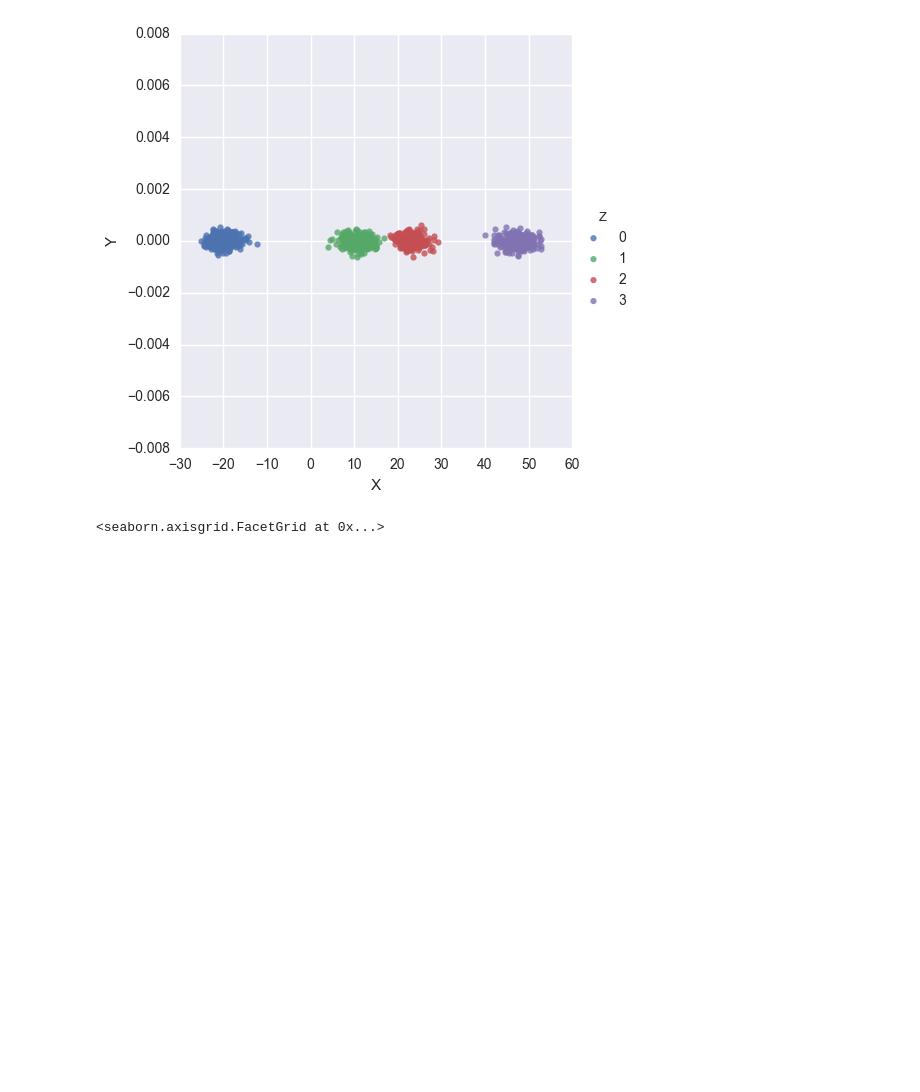
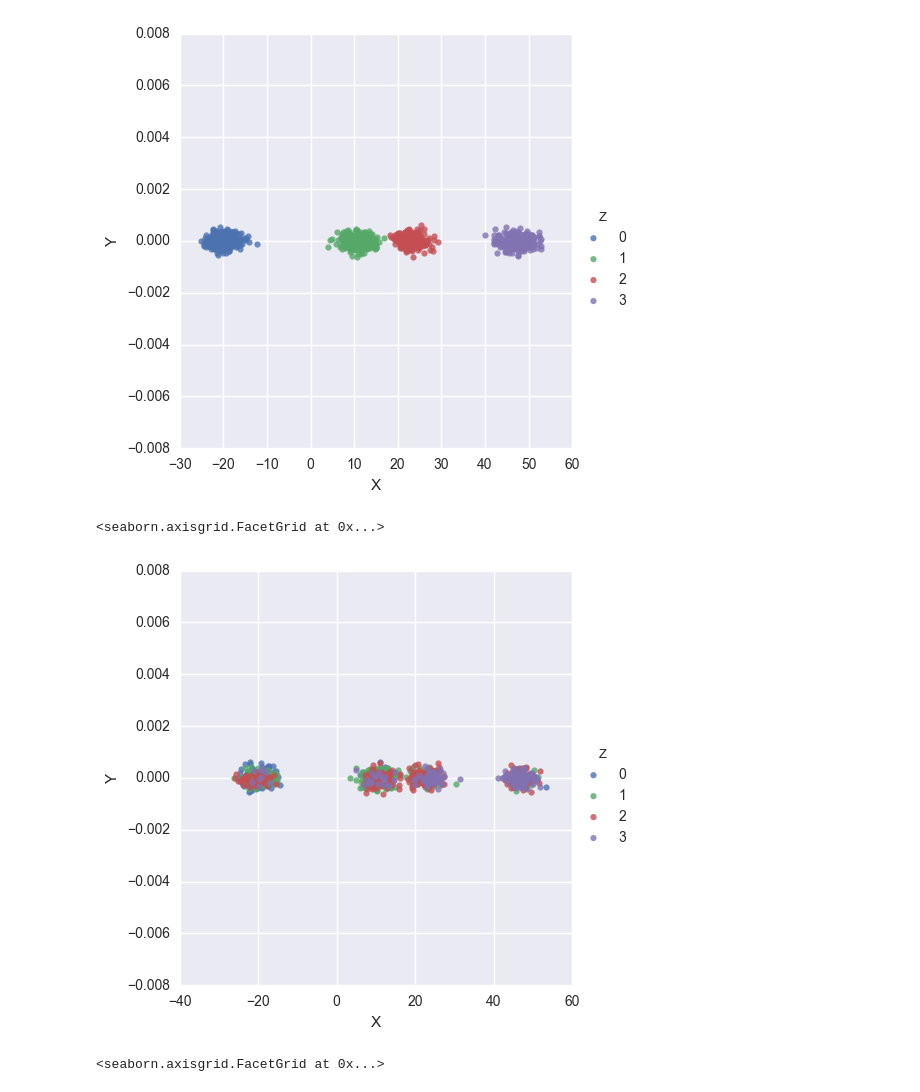
Before and after one commit to tomoya-sasaki/Code_Tips, a Jupyter notebook: Algorithm/MCMC/Gibbs_Sampling/GMM1D/CollapsedGibbsSampling-GMM1D.ipynb, the cells around one changed output. Drawn from its saved outputs; the diff is of its cells as text; code cells hidden in the pictures; blank space fills up the shorter version.

```diff
--- a/Algorithm/MCMC/Gibbs_Sampling/GMM1D/CollapsedGibbsSampling-GMM1D.ipynb
+++ b/Algorithm/MCMC/Gibbs_Sampling/GMM1D/CollapsedGibbsSampling-GMM1D.ipynb
@@ -143,6 +143,14 @@ sns.lmplot('X', 'Y', data=data, hue='Z', fit_reg=False)
 # %% [output]
 <seaborn.axisgrid.FacetGrid at 0x...>
 [figure]
+# %%
+Z = sampling("slicefailed", 55)
+results = pd.DataFrame({'X':list(X), 'Z':[str(i) for i in Z], 'Y':[npr.normal(0,0.0002) for i in Z]})
+results['Z'] = results['Z'].astype('category')
+sns.lmplot('X', 'Y', data=results, hue='Z', fit_reg=False)
+# %% [output]
+<seaborn.axisgrid.FacetGrid at 0x...>
+[figure, added]
 # %%
 Z = sampling("multi", 55)
 results = pd.DataFrame({'X':list(X), 'Z':[str(i) for i in Z], 'Y':[npr.normal(0,0.0002) for i in Z]})
```
Also changed, not shown: parts of 1 cell of this notebook, 3 other files.
